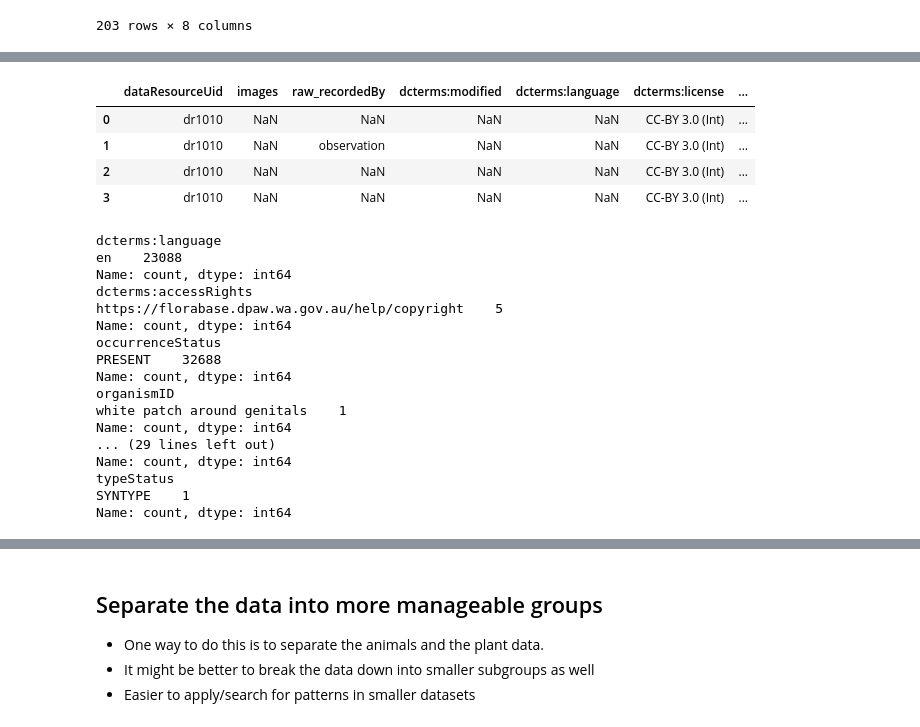
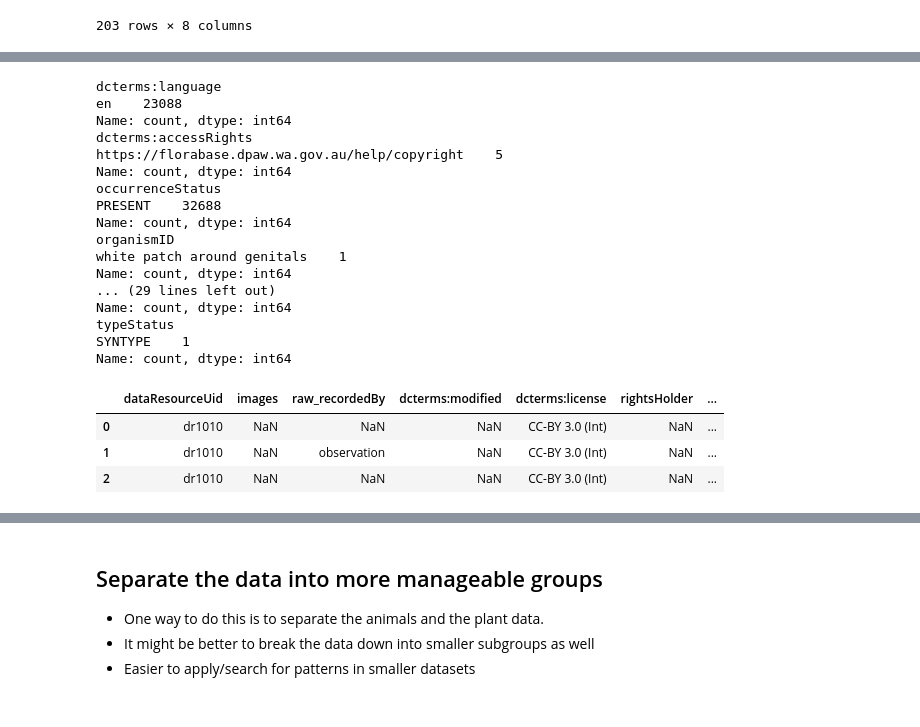
Before and after one commit to ninnzz/savekoalaplease, a Jupyter notebook: process.ipynb, the cells around one changed output, grey strips where cells are left out. Drawn from its saved outputs; the diff is of its cells as text; code cells hidden in the pictures.

```diff
--- a/process.ipynb
+++ b/process.ipynb
@@ -61,52 +80,46 @@ data.head(5)
 # %%
 # basisOfRecord - what kind of observation is done
 # individualCount - number of counted organism?
-
-# Check there is a complete row, no null values on any column
-# data[~data.isnull().any(axis=1)]
-# returns empty data frame
-
 empty_cols = []
 for c in data.columns:
     if data[c].isnull().values.all():
         empty_cols.append(c)
 
 # Drop columns with all empty values
 pd.set_option("display.max_columns", None)
 data_without_empty = data.drop(empty_cols, axis=1)
-data_without_empty.head(4)
+
+# Check columns with only one value, see if they can all be removed
+cols_with_one_value = []
+for c in data_without_empty.columns:
+    if data_without_empty[c].nunique() == 1:
+        print(data_without_empty[c].value_counts())
+        cols_with_one_value.append(c)
+
+cleaned_data = data_without_empty.drop(cols_with_one_value, axis=1)
+cleaned_data["date_clean"] = pd.to_datetime(cleaned_data.eventDate)
+cleaned_data["final_count"] = cleaned_data.individualCount.fillna(1)
+
+cleaned_data.head(3)
 # %% [output]
+dcterms:language
+en    23088
+Name: count, dtype: int64
+dcterms:accessRights
+https://florabase.dpaw.wa.gov.au/help/copyright    5
+Name: count, dtype: int64
+occurrenceStatus
+PRESENT    32688
+Name: count, dtype: int64
+organismID
+white patch around genitals    1
+Name: count, dtype: int64
+... (29 lines left out)
+Name: count, dtype: int64
+typeStatus
+SYNTYPE    1
+Name: count, dtype: int64
-|  | dataResourceUid | images | raw_recordedBy | dcterms:modified | dcterms:language | dcterms:license | ... |
-| 0 | dr1010 | NaN | NaN | NaN | NaN | CC-BY 3.0 (Int) | ... |
-| 1 | dr1010 | NaN | observation | NaN | NaN | CC-BY 3.0 (Int) | ... |
-| 2 | dr1010 | NaN | NaN | NaN | NaN | CC-BY 3.0 (Int) | ... |
-| 3 | dr1010 | NaN | NaN | NaN | NaN | CC-BY 3.0 (Int) | ... |
+|  | dataResourceUid | images | raw_recordedBy | dcterms:modified | dcterms:license | rightsHolder | ... |
+| 0 | dr1010 | NaN | NaN | NaN | CC-BY 3.0 (Int) | NaN | ... |
+| 1 | dr1010 | NaN | observation | NaN | CC-BY 3.0 (Int) | NaN | ... |
+| 2 | dr1010 | NaN | NaN | NaN | CC-BY 3.0 (Int) | NaN | ... |
-# %%
-cols_with_one_value = []
-for c in data_without_empty.columns:
-    if data_without_empty[c].nunique() == 1:
-        print(data_without_empty[c].value_counts())
-        cols_with_one_value.append(c)
-
-# Upon checking the result, we can probably drop these columns as well. Most of them are meta columns
-# and some have incomplete/undrelated values
-
-cleaned_data = data_without_empty.drop(cols_with_one_value, axis=1)
-# %% [output]
-dcterms:language
-en    23088
-Name: count, dtype: int64
-dcterms:accessRights
-https://florabase.dpaw.wa.gov.au/help/copyright    5
-Name: count, dtype: int64
-occurrenceStatus
-PRESENT    32688
-Name: count, dtype: int64
-organismID
-white patch around genitals    1
-Name: count, dtype: int64
-... (29 lines left out)
-Name: count, dtype: int64
-typeStatus
-SYNTYPE    1
-Name: count, dtype: int64
```
Also changed, not shown: parts of 10 cells of this notebook.
